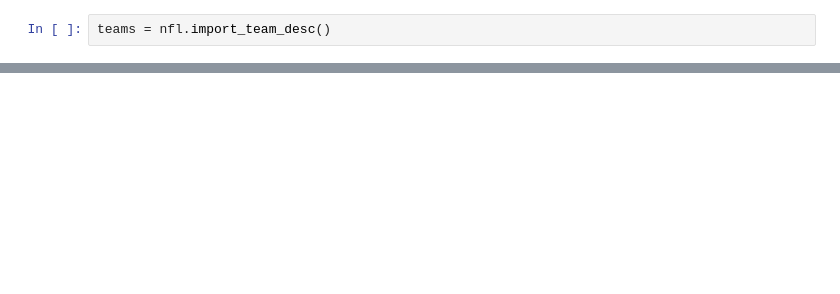
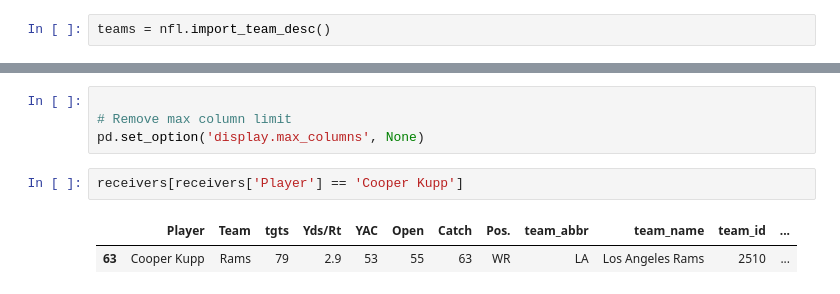
Before and after one commit to tbryan2/visualization-toolbox, a Jupyter notebook: nfl/notebooks/espn_receivers.ipynb, the cells around one changed output, grey strips where cells are left out. Cells and saved outputs as stored; diff of their text form; blank space fills up the shorter version.

```diff
--- a/nfl/notebooks/espn_receivers.ipynb
+++ b/nfl/notebooks/espn_receivers.ipynb
@@ -97,0 +107,9 @@ plt.show()
+# %%
+
+# Remove max column limit
+pd.set_option('display.max_columns', None)
+# %%
+receivers[receivers['Player'] == 'Cooper Kupp']
+# %% [output]
+|  | Player | Team | tgts | Yds/Rt | YAC | Open | Catch | Pos. | team_abbr | team_name | team_id | ... |
+| 63 | Cooper Kupp | Rams | 79 | 2.9 | 53 | 55 | 63 | WR | LA | Los Angeles Rams | 2510 | ... |
```
Also changed, not shown: parts of 8 cells of this notebook, 1 other file.
